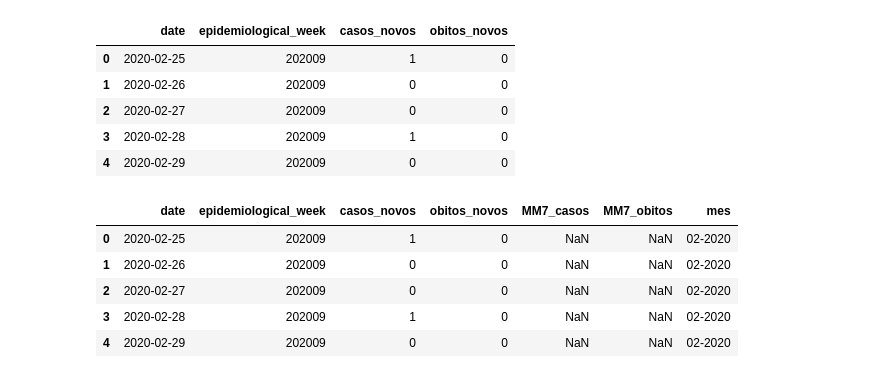
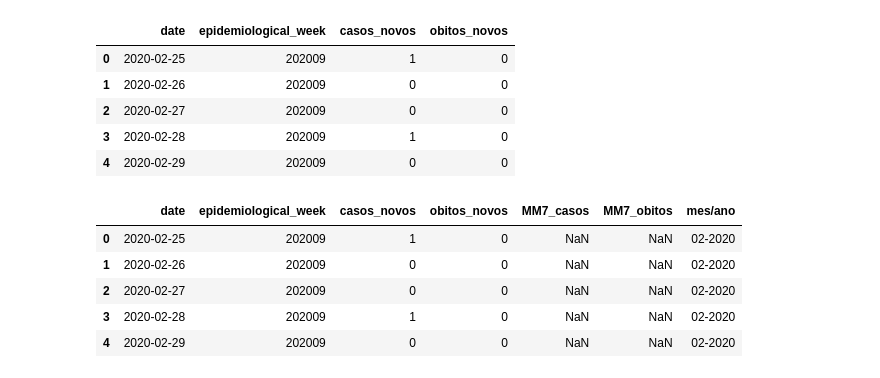
Before and after one commit to PedroHCAlmeida/analise_temporal_COVID_Brasil, a Jupyter notebook: notebooks/Limpeza_dados_covid.ipynb, the cells around one changed output. Drawn from its saved outputs; the diff is of its cells as text; code cells hidden in the pictures.

```diff
--- a/notebooks/Limpeza_dados_covid.ipynb
+++ b/notebooks/Limpeza_dados_covid.ipynb
@@ -38,10 +38,10 @@ dados_br.head()
 # %%
 dados_br['MM7_casos'] = dados_br['casos_novos'].rolling(7, center=False).mean()
 dados_br['MM7_obitos'] = dados_br['obitos_novos'].rolling(7, center=False).mean()
-dados_br['mes'] = dados_br['date'].dt.strftime('%m-%Y')
+dados_br['mes/ano'] = dados_br['date'].dt.strftime('%m-%Y')
 dados_br.head()
 # %% [output]
-|  | date | epidemiological_week | casos_novos | obitos_novos | MM7_casos | MM7_obitos | mes |
+|  | date | epidemiological_week | casos_novos | obitos_novos | MM7_casos | MM7_obitos | mes/ano |
 | 0 | 2020-02-25 | 202009 | 1 | 0 | NaN | NaN | 02-2020 |
 | 1 | 2020-02-26 | 202009 | 0 | 0 | NaN | NaN | 02-2020 |
 | 2 | 2020-02-27 | 202009 | 0 | 0 | NaN | NaN | 02-2020 |
```
Also changed, not shown: parts of 11 cells of this notebook, 10 other files.
